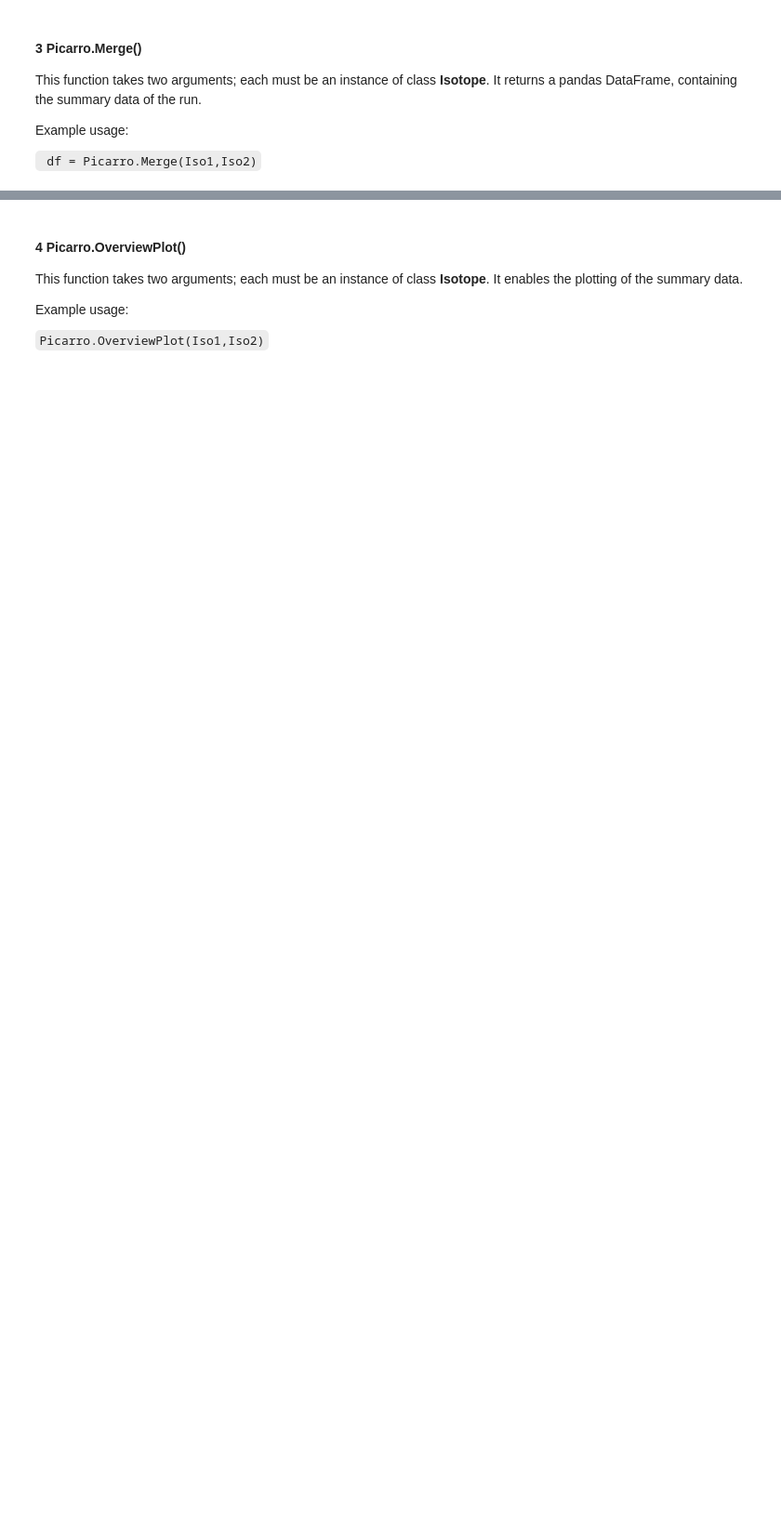
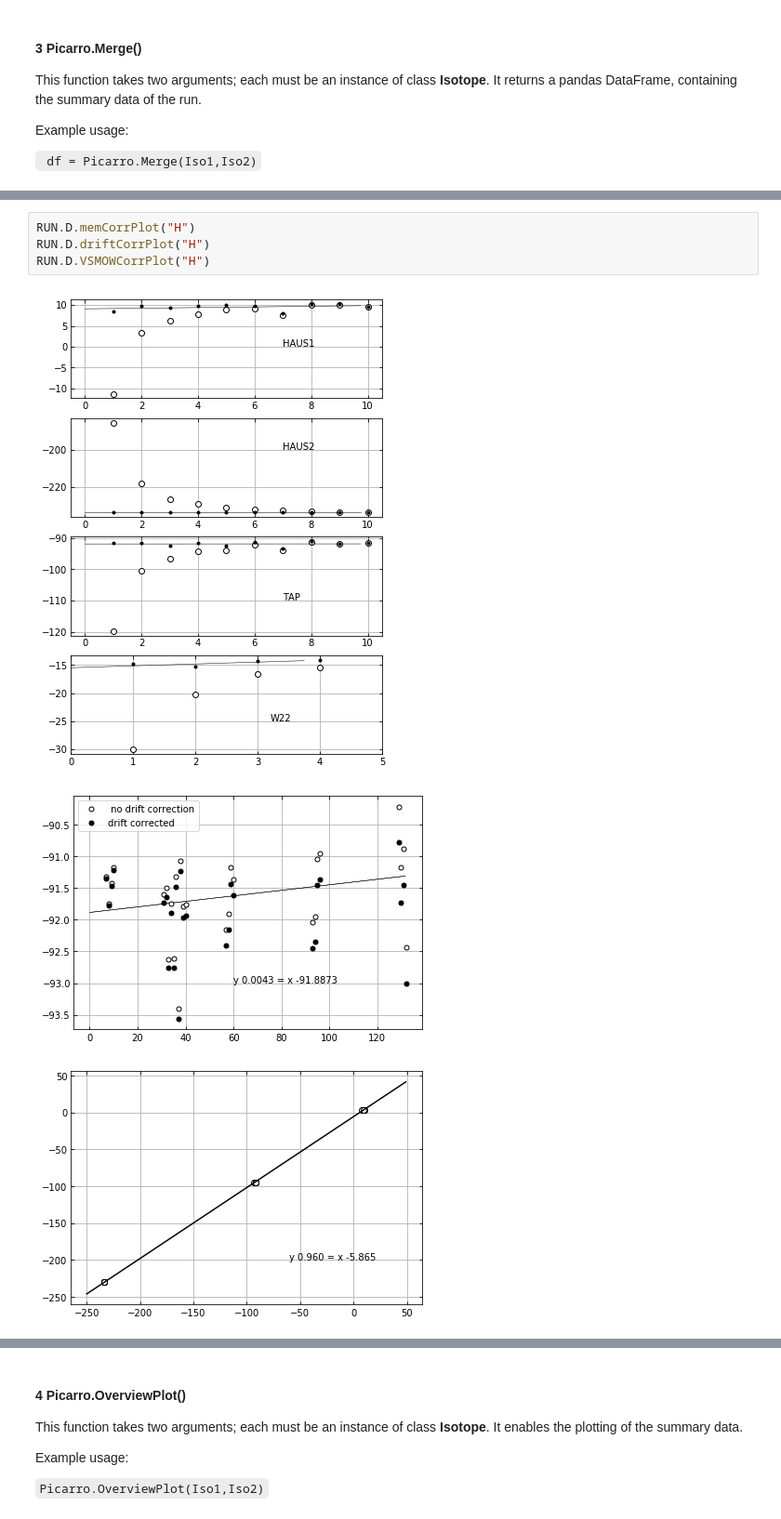
Before and after one commit to tr1813/picarro-calculator, a Jupyter notebook: ipynb/Picarro class.ipynb, the cells around one changed output, grey strips where cells are left out. Shown: that part at 93% size. Drawn from its saved outputs; the diff is of its cells as text; blank space fills up the shorter version.

```diff
--- a/ipynb/Picarro class.ipynb
+++ b/ipynb/Picarro class.ipynb
@@ -146,0 +136,8 @@ O18.run_overview
+# %%
+RUN.D.memCorrPlot("H")
+RUN.D.driftCorrPlot("H")
+RUN.D.VSMOWCorrPlot("H")
+# %% [output]
+[figure, added]
+[figure, added]
+[figure, added]
```
Also changed, not shown: parts of 10 cells of this notebook, 2 other files.
